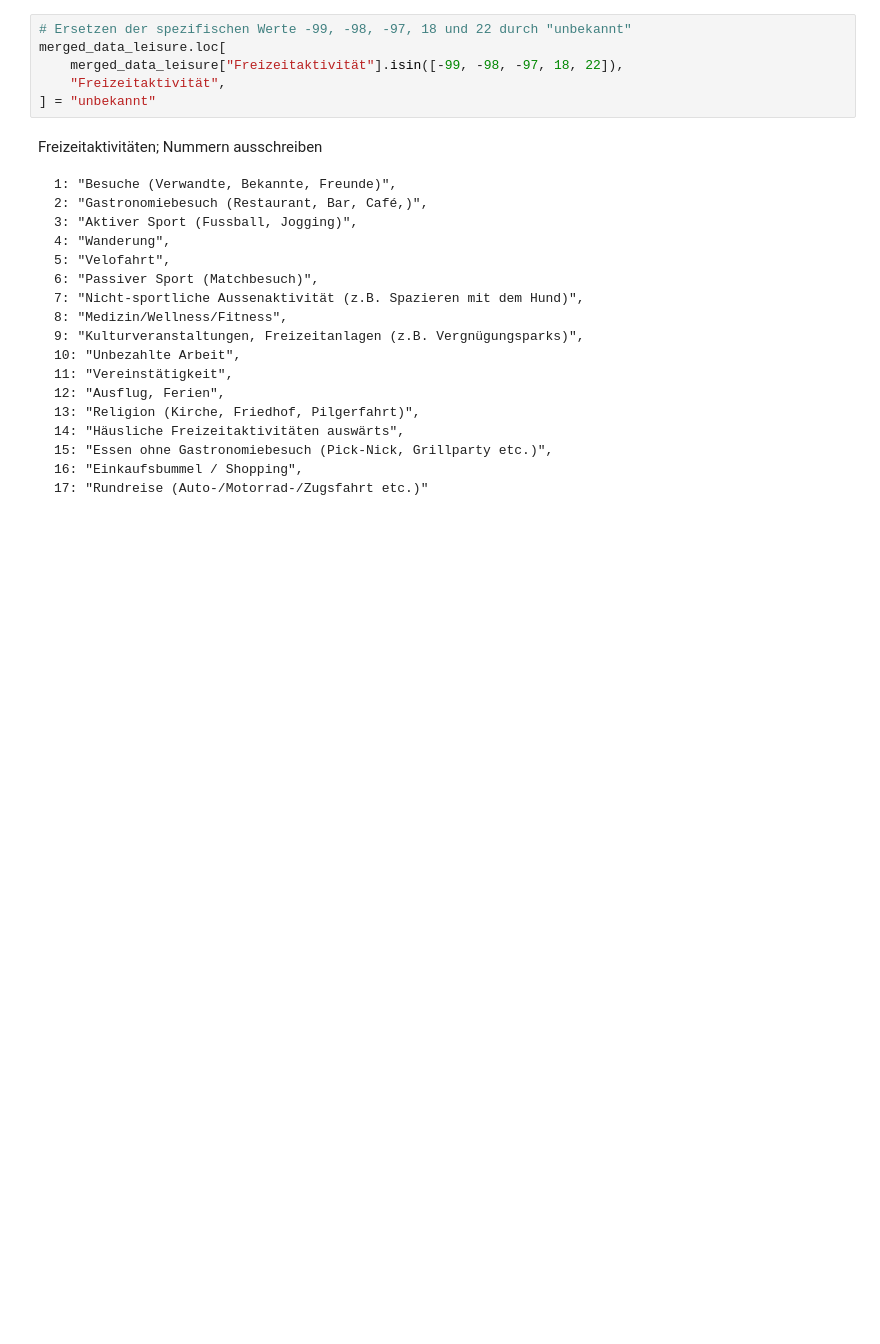
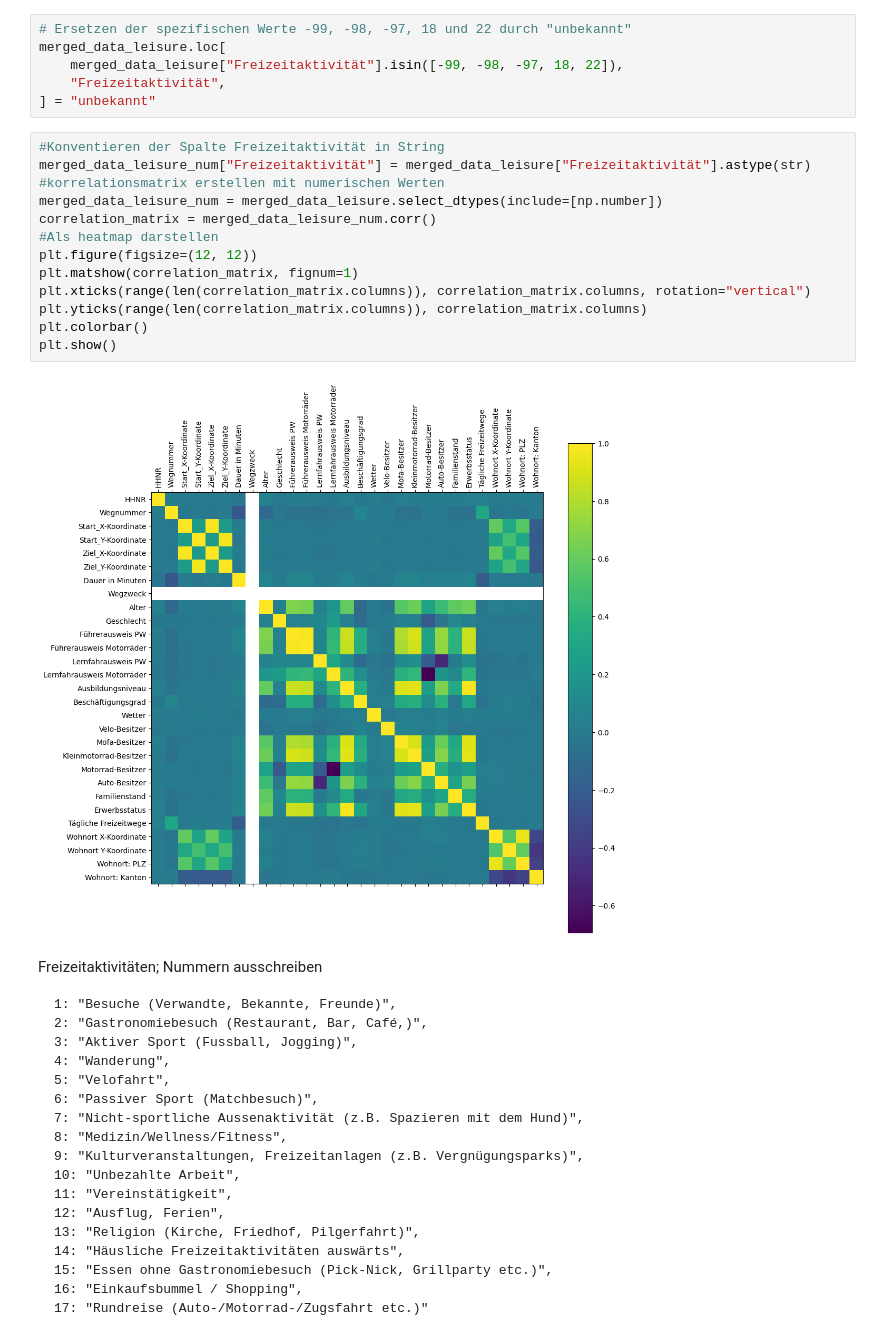
Before and after one commit to larissa-marti/ANM_Gruppe_Y, a Jupyter notebook: merge_wege_zielperson.ipynb, the cells around one changed output. Drawn from its saved outputs; the diff is of its cells as text; blank space fills up the shorter version.

Commit message:
korrelationsmatrix hinzugefügt

```diff
--- a/merge_wege_zielperson.ipynb
+++ b/merge_wege_zielperson.ipynb
@@ -267,6 +267,21 @@ merged_data_leisure.loc[
     merged_data_leisure["Freizeitaktivität"].isin([-99, -98, -97, 18, 22]),
     "Freizeitaktivität",
 ] = "unbekannt"
+# %%
+#Konventieren der Spalte Freizeitaktivität in String
+merged_data_leisure_num["Freizeitaktivität"] = merged_data_leisure["Freizeitaktivität"].astype(str)
+#korrelationsmatrix erstellen mit numerischen Werten
+merged_data_leisure_num = merged_data_leisure.select_dtypes(include=[np.number])
+correlation_matrix = merged_data_leisure_num.corr()
+#Als heatmap darstellen
+plt.figure(figsize=(12, 12))
+plt.matshow(correlation_matrix, fignum=1)
+plt.xticks(range(len(correlation_matrix.columns)), correlation_matrix.columns, rotation="vertical")
+plt.yticks(range(len(correlation_matrix.columns)), correlation_matrix.columns)
+plt.colorbar()
+plt.show()
+# %% [output]
+[figure, added]
 # %% [markdown]
 Freizeitaktivitäten; Nummern ausschreiben
 
```
